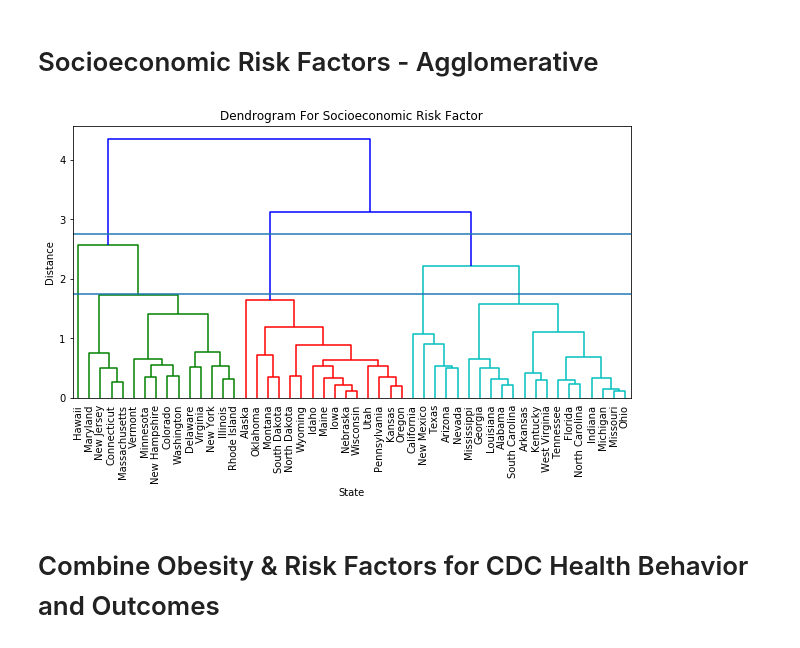
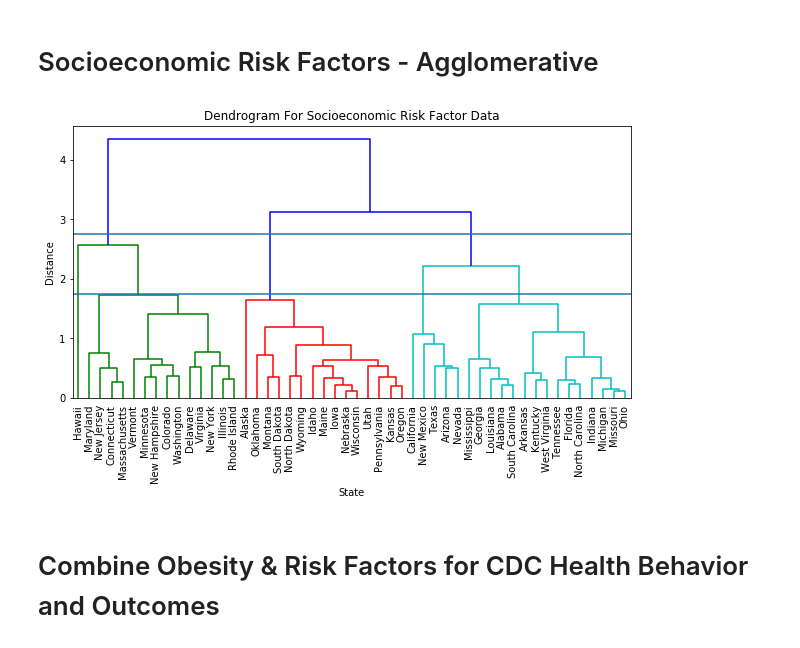
Before and after one commit to alankritjoshi/cs6220f17project2, a Jupyter notebook: 02_working/process_dataset.ipynb, the cells around one changed output. Drawn from its saved outputs; the diff is of its cells as text; code cells hidden in the pictures.

```diff
--- a/02_working/process_dataset.ipynb
+++ b/02_working/process_dataset.ipynb
@@ -589,16 +579,18 @@ show_on_notebook(fig)
 # %%
 # plot dendrogram to find optimum number of clusters
 z = linkage(risk_factor_data_norm, 'ward')
 plt.figure(figsize=(10,5))
 dendrogram(z, leaf_rotation=90., leaf_font_size=10., show_contracted=True, labels = risk_factor_data_norm.index)
-plt.title("Dendrogram For Socioeconomic Risk Factor")
+plt.title("Dendrogram For Socioeconomic Risk Factor Data")
 plt.xlabel('State')
 plt.ylabel('Distance')
 plt.axhline(y = 1.75)
 plt.axhline(y = 2.75)
+plt.savefig('images/socioeconomic_risk_factors_agglomerative_dendrogram.pdf',
+            bbox_inches='tight')
 plt.show()
 # %% [output]
-[figure, old version]
+[figure, new version]
 # %% [markdown]
 # Combine Obesity & Risk Factors for CDC Health Behavior and Outcomes
 # %%
```
Also changed, not shown: parts of 19 cells of this notebook, 26 other files.
